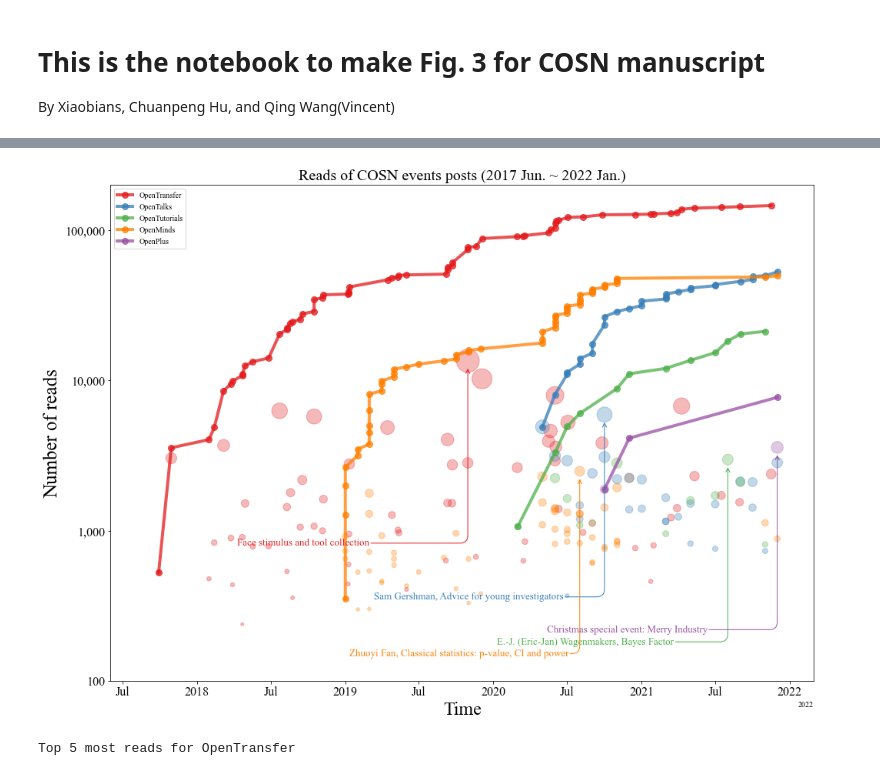
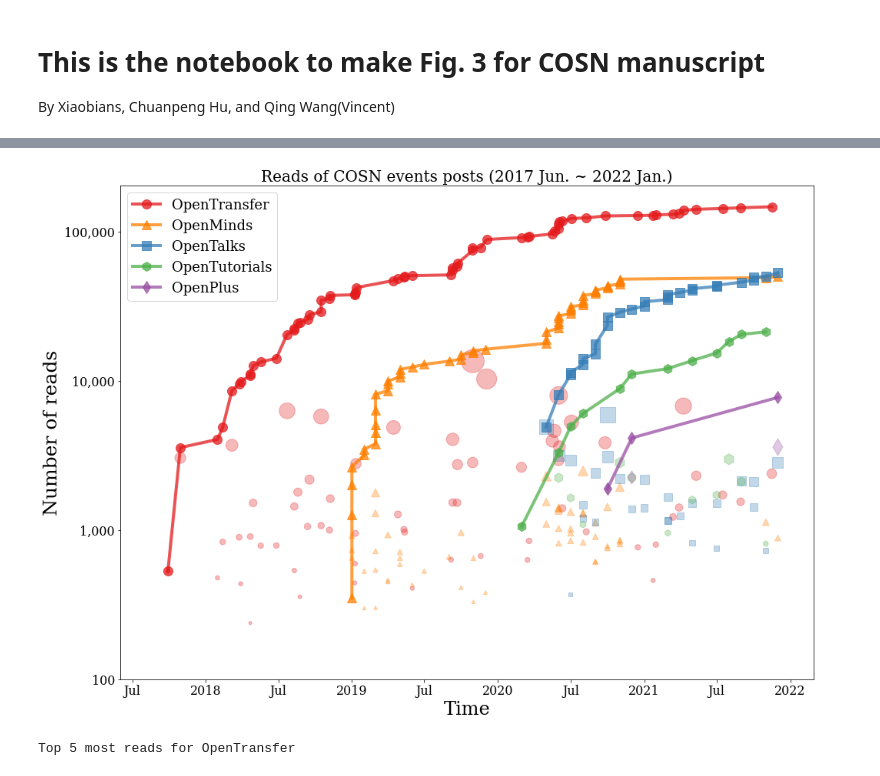
Before and after one commit to Chinese-Open-Science-Network/COSN_Manuscript, a Jupyter notebook: notebooks/cosn_fig3.ipynb, the cells around one changed output, grey strips where cells are left out. Saved outputs shown, nothing was run; the diff lists cells and outputs as text; code cells hidden in the pictures.

```diff
--- a/notebooks/cosn_fig3.ipynb
+++ b/notebooks/cosn_fig3.ipynb
@@ -4,7 +4,7 @@ By Xiaobians, Chuanpeng Hu, and Qing Wang(Vincent)
 # %%
 # from pathlib import Path
 import sys
-proj_path_str='/scratch/COSN_Manuscript'
+proj_path_str='..'
 sys.path.append(proj_path_str)
 from pathlib import Path
 import pandas as pd
@@ -51,13 +51,15 @@ print('Summary statistics of open+ events:')
 display(data_df.groupby('Events').describe())
 data_df['Ref']=data_df['Topic']
 
-events_list = ['OpenTransfer', 'OpenTalks', 'OpenTutorials', 'OpenMinds', 'OpenPlus']
+events_list = ['OpenTransfer', 'OpenMinds', 'OpenTalks', 'OpenTutorials', 'OpenPlus']
 ref_list    = ['Face stimulus and tool collection', 'Sam Gershman, Advice for young investigators', 'E.-J. (Eric-Jan) Wagenmakers, Bayes Factor', 'Zhuoyi Fan, Classical statistics: p-value, CI and power', 'Christmas special event: Merry Industry']
 
 for event_str in events_list:
     index_ref=events_list.index(event_str)
     max_indx = data_df[data_df['Events']==event_str]['Reads'].idxmax()
     data_df.iloc[max_indx, 4]= ref_list[index_ref]
+    print("The first 3 "+event_str+" :")
+    display(data_df[data_df['Events']==event_str].sort_values('Date', ascending=1).iloc[:3,:])
 # %% [output]
 Summary statistics of original open science events:
 |  | Reads |  |  |  |  |  |  |  |
@@ -86,8 +113,8 @@ import matplotlib.dates as mdates
 import matplotlib.units as munits
 from datetime import datetime
 import matplotlib.pyplot as plt
-plt.rcParams['font.family'] = 'serif' #DeJavu Serif 	 [ 'serif' | 'sans-serif' | 'cursive' | 'fantasy' | 'monospace' ]
-plt.rcParams['font.serif'] = ['Times New Roman'] #Times New Roman
+plt.rcParams['font.serif'] = 'Times New Roman' #Times New Roman
+plt.rcParams['font.family'] = 'DeJavu Serif' #DeJavu Serif 	 [ 'serif' | 'sans-serif' | 'cursive' | 'fantasy' | 'monospace' ]
 #matplotlib.rcParams['font.sans-serif'] = "Times New Roman"
 # Then, "ALWAYS use sans-serif fonts"
 
@@ -97,8 +124,9 @@ munits.registry[datetime.date] = converter
 
 save_fig=1
 vis_df = data_df.copy()
-events_list = ['OpenTransfer', 'OpenTalks', 'OpenTutorials', 'OpenMinds', 'OpenPlus']
-color_list  = ['#e41a1c',  '#377eb8', '#4daf4a',  '#ff7f00', '#984ea3']
+events_list = ['OpenTransfer', 'OpenMinds', 'OpenTalks', 'OpenTutorials', 'OpenPlus']
+color_list  = ['#e41a1c', '#ff7f00', '#377eb8', '#4daf4a',   '#984ea3']
+marker_list = ['o', '^', 's', 'h', 'd' ]
 #vis_df['Date'] = [custom_date(float(x)) for x in vis_df['Date']]
 
 figure_size=(14, 10)
@@ -119,13 +147,14 @@ for event_str in events_list:
     y_max=tmp_df.iloc[max_indx, 2]
     text_max=tmp_df.iloc[max_indx, 4]
     print(event_str, max_indx, x_max, y_max, text_max)
-    plt.scatter(tmp_df.Date, np.log10(tmp_df.Reads), alpha=0.3, sizes=tmp_df.Reads/15, c=color_list[index_plt])
+    plt.scatter(tmp_df.Date, np.log10(tmp_df.Reads), alpha=0.3, sizes=tmp_df.Reads/15, c=color_list[index_plt], marker=marker_list[index_plt], label='_nolegend_')
     tmp_df=tmp_df.sort_values(by=['Date']).copy()
     tmp_df['Reads']=np.cumsum(tmp_df.Reads)
     #display(tmp_df)
-    ax_lineplot.annotate(text_max, (mdates.date2num(x_max), np.log10(y_max)), xytext=(-300, -240), c=color_list[index_plt],
-                         textcoords='offset points', fontsize=13, arrowprops=dict(arrowstyle="->", facecolor=color_list[index_plt], edgecolor=color_list[index_plt], shrinkA=0, shrinkB=10, connectionstyle="angle,angleA=0,angleB=90,rad=10"))
-    plt.plot(tmp_df.Date, np.log10(tmp_df.Reads), linewidth=4, alpha=0.75, marker='o', markersize=8, c=color_list[index_plt]) #, alpha=0.65
+    #ax_lineplot.annotate(text_max, (mdates.date2num(x_max), np.log10(y_max)+index_plt*0.05), xytext=(-300, -240), c=color_list[index_plt],
+    #                     textcoords='offset points', fontsize=14, arrowprops=dict(arrowstyle="->", facecolor=color_list[index_plt], edgecolor=color_list[index_plt], shrinkA=5, shrinkB=5, connectionstyle="angle,angleA=0,angleB=90,rad=30"))
+    # "angle,angleA=0,angleB=90,rad=30"
+    plt.plot(tmp_df.Date, np.log10(tmp_df.Reads), linewidth=4, alpha=0.75, marker=marker_list[index_plt], markersize=12, c=color_list[index_plt]) #, alpha=0.65
     #lineplot
 
 for label in ax_lineplot.get_xticklabels():
@@ -141,8 +170,8 @@ plt.xlim(X_LIM)
 plt.yticks(Y_TICKS, Y_TICK_LABELS)
 
 plt.title('Reads of COSN events posts (2017 Jun. ~ 2022 Jan.)', fontsize=20)
-plt.legend(events_list)
+plt.legend(events_list, fontsize=18)
 ax_lineplot.fmt_xdata = DateFormatter('%Y-%m')
-if save_fig: print('saving...'); f1.savefig(( fig_dir / 'Fig3-cosn_events.jpg'), dpi=300, bbox_inches='tight', pad_inches=0.1);
+if save_fig: print('saving...'); f1.savefig(( fig_dir / 'Fig3-cosn_events_no-annotation.jpg'), dpi=300, bbox_inches='tight', pad_inches=0.1);
 # %% [output]
 OpenTransfer 56 2019-10-30 00:00:00 13519 Face stimulus and tool collection
@@ -152,6 +181,6 @@ OpenMinds 38 2020-08-01 00:00:00 2486 Zhuoyi Fan, Classical statistics: p-value,
 OpenPlus 2 2021-12-01 00:00:00 3588 Christmas special event: Merry Industry
 saving...
-[figure, old version]
+[figure, new version]
 # %%
 # top 3 reads for all the events
 for event_str in events_list:
```
Also changed, not shown: parts of 2 cells of this notebook.
